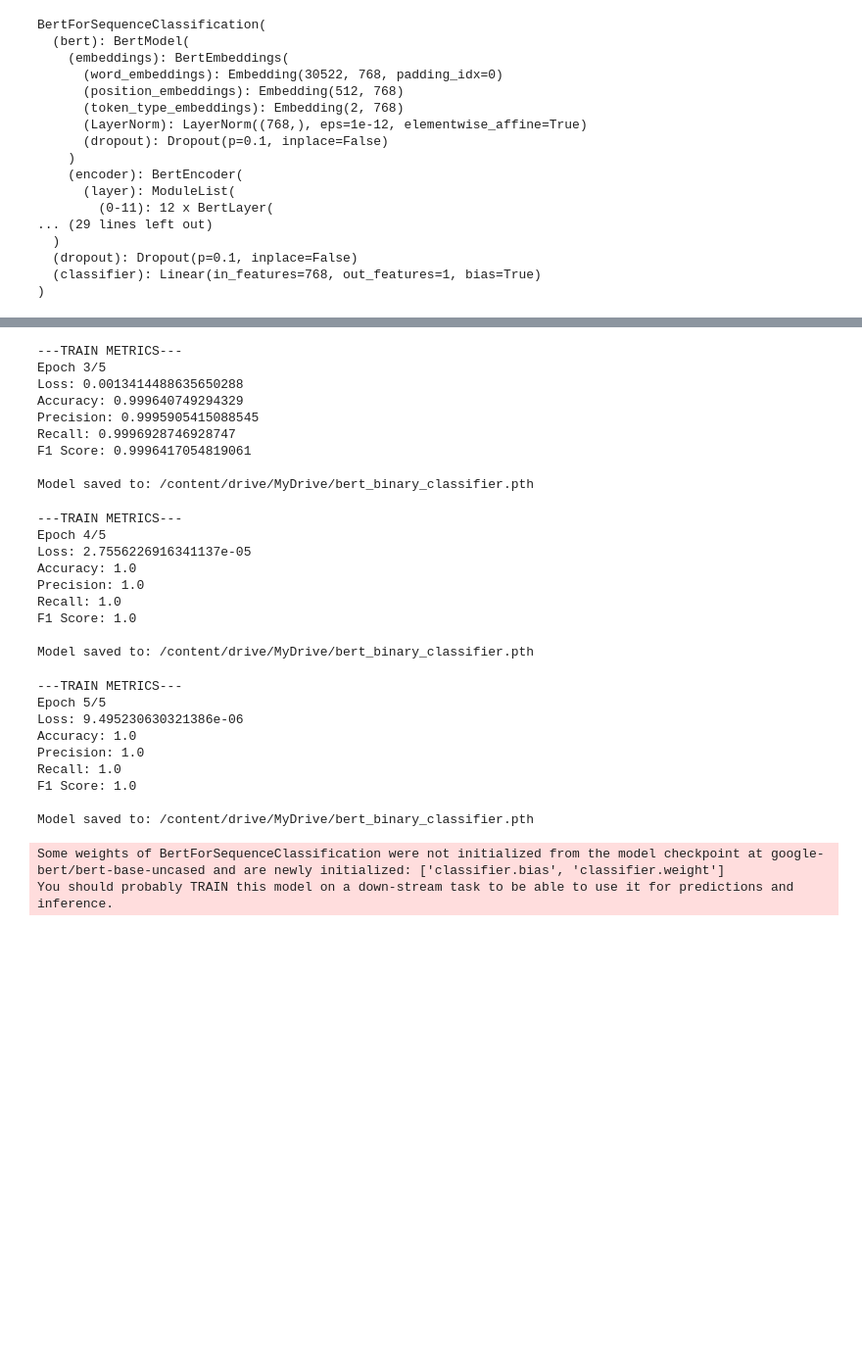
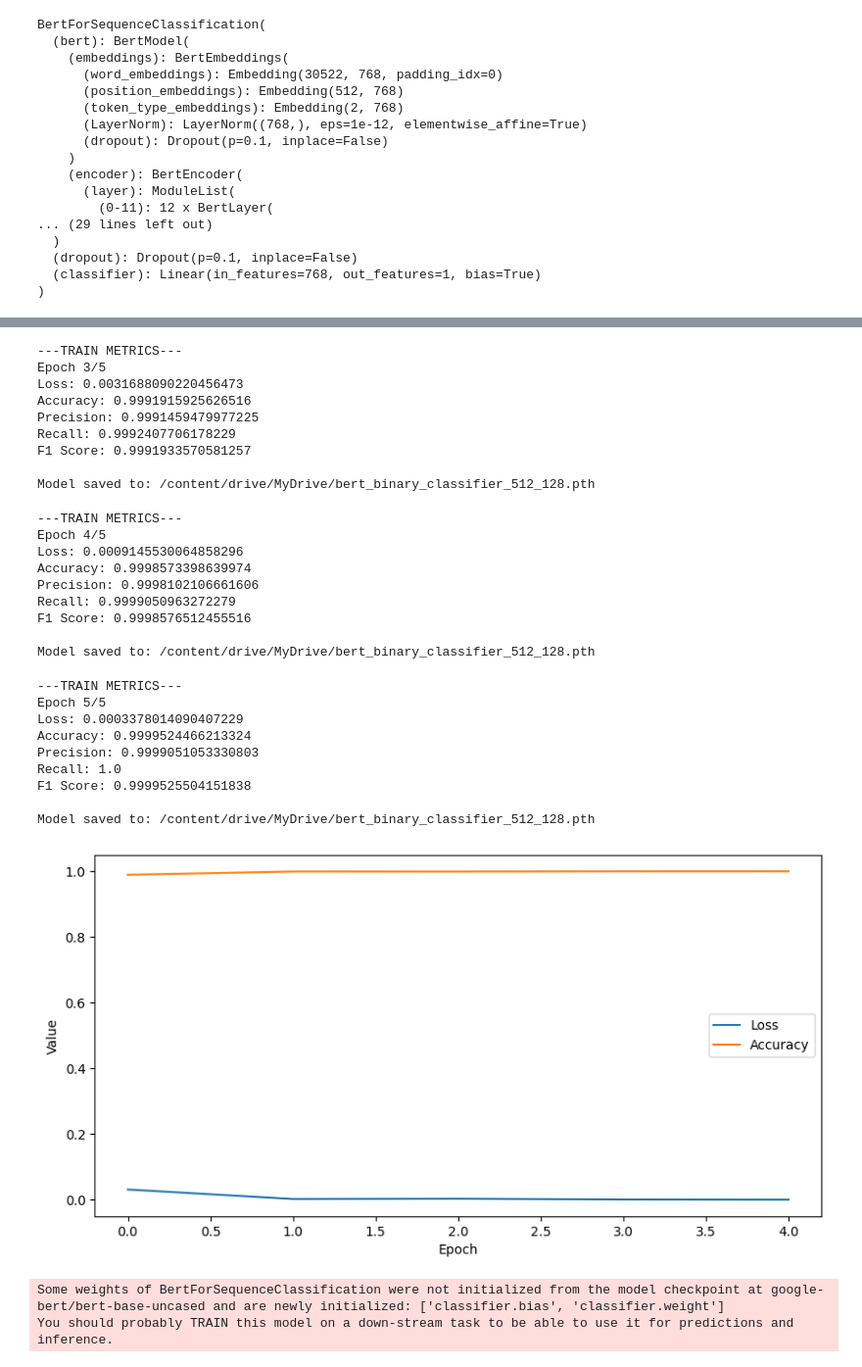
Before and after one commit to brrryry/rag, a Jupyter notebook: train_model.ipynb, the cells around one changed output, grey strips where cells are left out. Shown: that part at 98% size. Cells and saved outputs as stored; diff of their text form; code cells hidden in the pictures; blank space fills up the shorter version.

```diff
--- a/train_model.ipynb
+++ b/train_model.ipynb
@@ -237,11 +277,6 @@ for i, idx in enumerate(tqdm.tqdm(inject_indices, desc="Injecting malicious stri
 """
 FOR TESTING: ADD MALICIOUS STRINGS
 """
-
-# add the malicious strings THEMSELVES into the testing dataset
-for malicious_string in tqdm.tqdm(test_malicious_strings, desc="Adding malicious strings"):
-    test_documents.append(malicious_string)
-    test_labels.append(1)
 
 # add malicious strings into existing testing documents
 injection_indices = random.sample(range(len(test_documents)), len(test_documents)) # sample each document in thes testing dataset randomly to inject malicious strings.
@@ -252,5 +287,18 @@ for i, idx in enumerate(tqdm.tqdm(injection_indices, desc="Injecting malicious s
     combined_text = test_documents[i][:injection_index] + " " + injection + " " + test_documents[i][injection_index:] # injecet
 
     combined_text = combined_text[:max_seq_length] # make sure the resulting text after injection does not exceed chunk length.
-    test_documents.append(combined_text)
+
+        # Append to the dataset.
+    if injection in combined_text:
+      test_documents.append(combined_text)
+      test_labels.append(1)
+    else:
+      print(f"Injection failed for index {i}")
+
+# add the malicious strings THEMSELVES into the testing dataset
+for malicious_string in tqdm.tqdm(test_malicious_strings, desc="Adding malicious strings"):
+    test_documents.append(malicious_string)
     test_labels.append(1)
+
+print()
+print("Length of testing documents after injection: " + str(len(test_documents)))
@@ -328,7 +372,12 @@ BertForSequenceClassification(
   (classifier): Linear(in_features=768, out_features=1, bias=True)
 )
 # %%
+import matplotlib.pyplot as plt
+
 model.train() # Set the model to training (adjust to training parameters)
+
+losses = []
+accuracies = []
 
 for epoch in range(epochs): # For each epoch...
     total_loss = 0.0
@@ -378,6 +427,19 @@ for epoch in range(epochs): # For each epoch...
     # SAVE THE MODEL TO GOOGLE DRIVE!! This way if the runtime disconnects we don't lose everything.
     torch.save(model.state_dict(), model_save_path)
     print(f"Model saved to: {model_save_path}")
+
+    losses.append(total_loss / len(train_dataloader))
+    accuracies.append(accuracy_score(all_labels, all_predictions))
+
+plt.figure(figsize=(10, 5))
+plt.plot(losses, label='Loss')
+plt.plot(accuracies, label='Accuracy')
+plt.xlabel('Epoch')
+plt.ylabel('Value')
+plt.legend()
+
+plt.savefig(plot_save_path)
+plt.show()
 # %% [output]
 ---TRAIN METRICS---
 Epoch 1/5
@@ -400,30 +462,31 @@ Model saved to: /content/drive/MyDrive/bert_binary_classifier.pth
 ---TRAIN METRICS---
 Epoch 3/5
-Loss: 0.0013414488635650288
-Accuracy: 0.999640749294329
-Precision: 0.9995905415088545
-Recall: 0.9996928746928747
-F1 Score: 0.9996417054819061
+Loss: 0.0031688090220456473
+Accuracy: 0.9991915925626516
+Precision: 0.9991459479977225
+Recall: 0.9992407706178229
+F1 Score: 0.9991933570581257
 
-Model saved to: /content/drive/MyDrive/bert_binary_classifier.pth
+Model saved to: /content/drive/MyDrive/bert_binary_classifier_512_128.pth
 ---TRAIN METRICS---
 Epoch 4/5
-Loss: 2.7556226916341137e-05
-Accuracy: 1.0
-Precision: 1.0
-Recall: 1.0
-F1 Score: 1.0
+Loss: 0.0009145530064858296
+Accuracy: 0.9998573398639974
+Precision: 0.9998102106661606
+Recall: 0.9999050963272279
+F1 Score: 0.9998576512455516
 
-Model saved to: /content/drive/MyDrive/bert_binary_classifier.pth
+Model saved to: /content/drive/MyDrive/bert_binary_classifier_512_128.pth
 ---TRAIN METRICS---
 Epoch 5/5
-Loss: 9.495230630321386e-06
-Accuracy: 1.0
-Precision: 1.0
+Loss: 0.0003378014090407229
+Accuracy: 0.9999524466213324
+Precision: 0.9999051053330803
 Recall: 1.0
-F1 Score: 1.0
+F1 Score: 0.9999525504151838
 
-Model saved to: /content/drive/MyDrive/bert_binary_classifier.pth
+Model saved to: /content/drive/MyDrive/bert_binary_classifier_512_128.pth
+[figure, added]
 # %%
 # load model if necessary
 model = BertForSequenceClassification.from_pretrained("google-bert/bert-base-uncased", num_labels=1)
```
Also changed, not shown: parts of 9 cells of this notebook, 1 other file.
